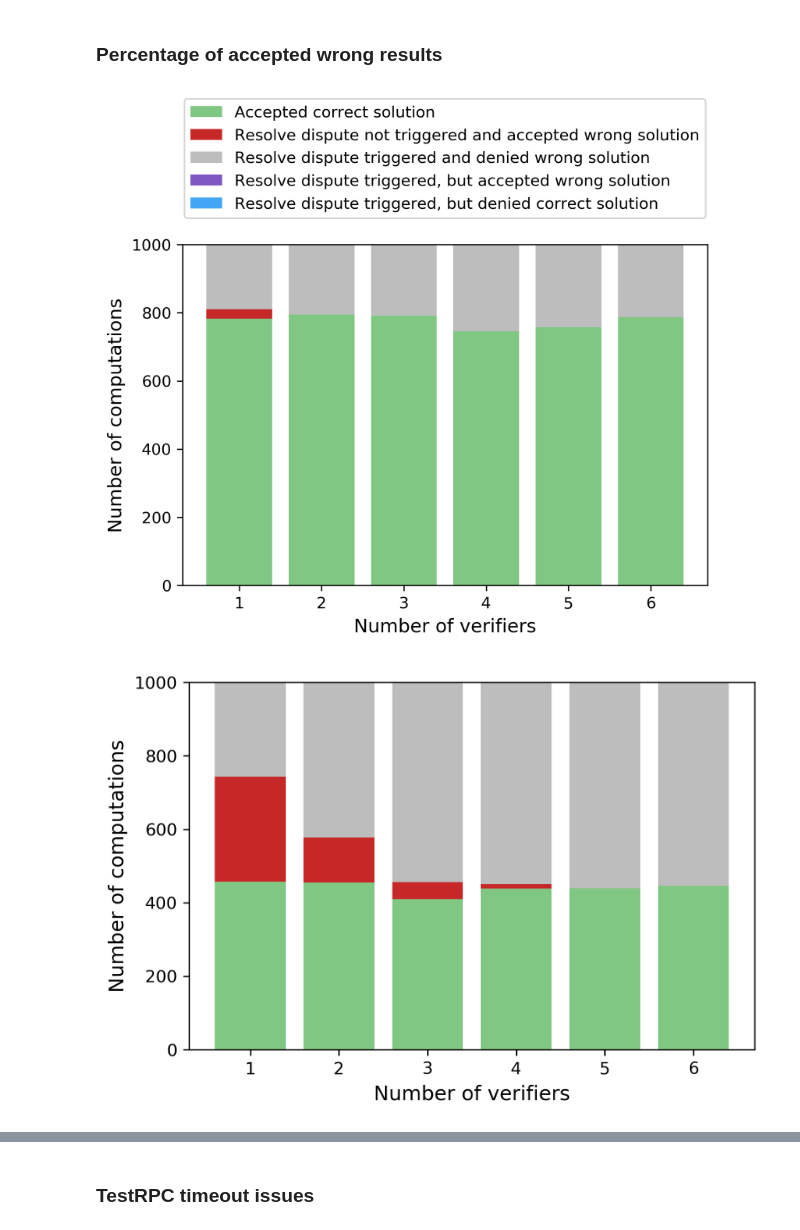
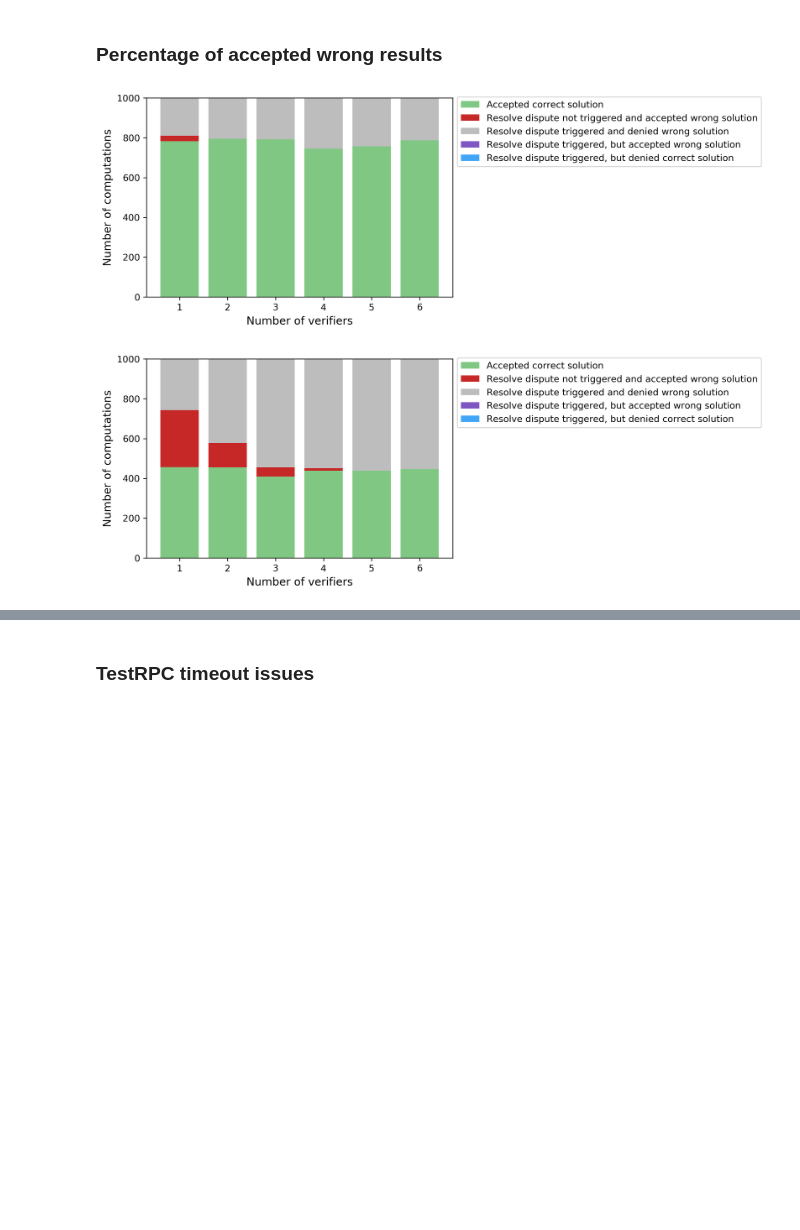
Before and after one commit to nud3l/smart-contract-analysis, a Jupyter notebook: analysis/verifying-computation-analysis.ipynb, the cells around one changed output, grey strips where cells are left out. Cells and saved outputs as stored; diff of their text form; code cells hidden in the pictures; blank space fills up the shorter version.

Commit message:
Update graphs

```diff
--- a/analysis/verifying-computation-analysis.ipynb
+++ b/analysis/verifying-computation-analysis.ipynb
@@ -411,7 +411,7 @@ plt.xlabel('Number of verifiers')
 plt.ylabel('Number of computations')
 plt.xticks(indexes, xlabels)
 # plt.legend(loc='upper center', bbox_to_anchor=(0.7, 0.2), fancybox=True, shadow=True)
-plt.legend(loc='upper center', bbox_to_anchor=(0.5, 1.45), fancybox=True, shadow=False)
+plt.legend(loc='center left', bbox_to_anchor=(1.0, 0.83), fancybox=True, shadow=False)
 
 plt.show()
 
@@ -437,35 +437,35 @@ plt.xlabel('Number of verifiers')
 plt.ylabel('Number of computations')
 plt.xticks(indexes, xlabels)
 # plt.legend(loc='upper center', bbox_to_anchor=(0.7, 0.2), fancybox=True, shadow=True)
-# plt.legend(loc='upper center', bbox_to_anchor=(0.5, 1.45), fancybox=True, shadow=False)
+plt.legend(loc='center left', bbox_to_anchor=(1.0, 0.83), fancybox=True, shadow=False)
 
 plt.show()
 
 # 70 percent cheaters
 bottom1, bottom2, bottom3 = [], [], []
 for i in range(6):
     bottom1.append(correct70[i] + wrongAnswerAccepted70[i])
 for i in range(6):
     bottom2.append(bottom1[i] + noSolution70[i])
 for i in range(6):
     bottom3.append(bottom2[i] +failedJudgeSolutionAccepted70[i])
 
 # the barchart of the data
 # plt.figure(figsize=(10,7))
 plt.bar(indexes, correct70, width, color='#81c784', label='Accepted correct solution')
 plt.bar(indexes, wrongAnswerAccepted70, width, color='#c62828', bottom=correct70, label='Resolve dispute not triggered and accepted wrong solution')
 plt.bar(indexes, noSolution70, width, color='#bdbdbd', bottom=bottom1, label='Resolve dispute triggered and denied wrong solution')
 plt.bar(indexes, failedJudgeSolutionAccepted70, width, color='#7e57c2', bottom=bottom2,label='Resolve dispute triggered, but accepted wrong solution')
 plt.bar(indexes, failedJudgeSolutionDeclined70, width, color='#42a5f5', bottom=bottom3, label='Resolve dispute triggered, but denied correct solution')
 
 
 plt.xlabel('Number of verifiers')
 plt.ylabel('Number of computations')
 plt.xticks(indexes, xlabels)
 # plt.legend(loc='upper center', bbox_to_anchor=(0.7, 0.2), fancybox=True, shadow=True)
-# plt.legend(loc='upper center', bbox_to_anchor=(0.5, 1.45), fancybox=True, shadow=False)
+plt.legend(loc='center left', bbox_to_anchor=(1.0, 0.83), fancybox=True, shadow=False)
 
 plt.show()
 # %% [output]
-[figure, old version]
+[figure, new version]
-[figure, old version]
+[figure, new version]
```
Also changed, not shown: parts of 1 cell of this notebook.
